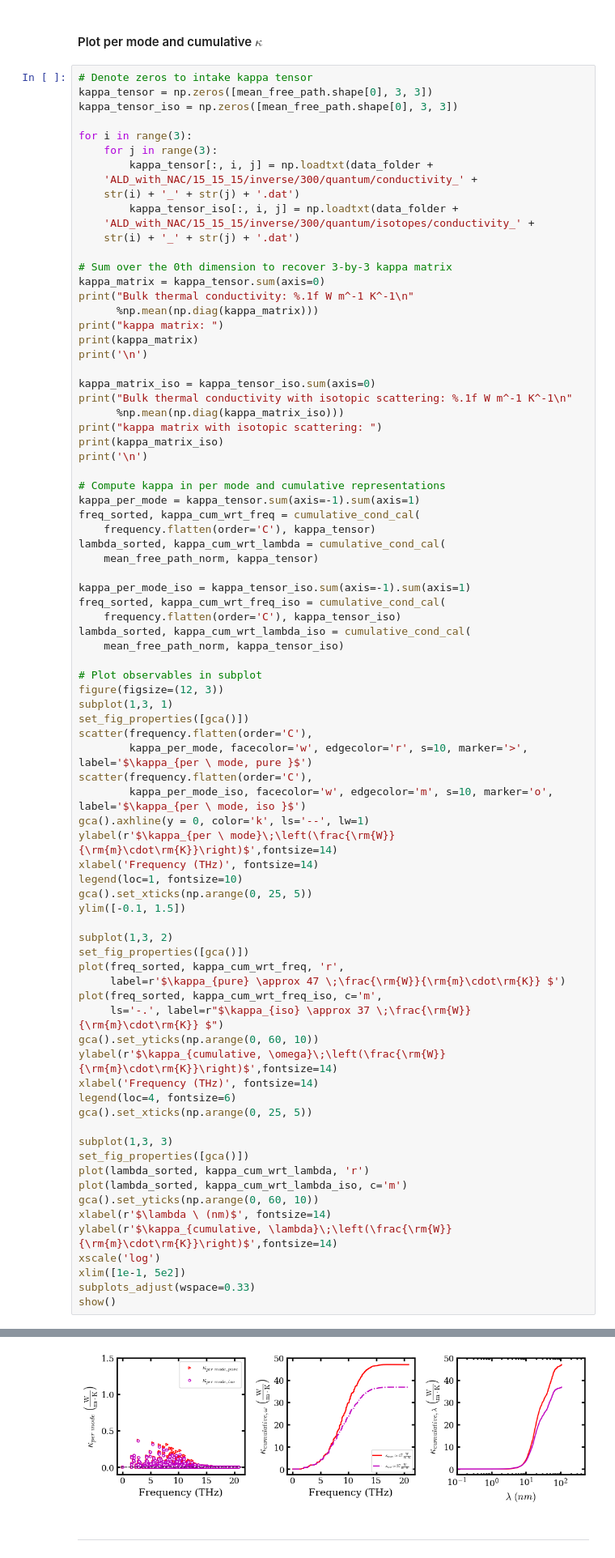
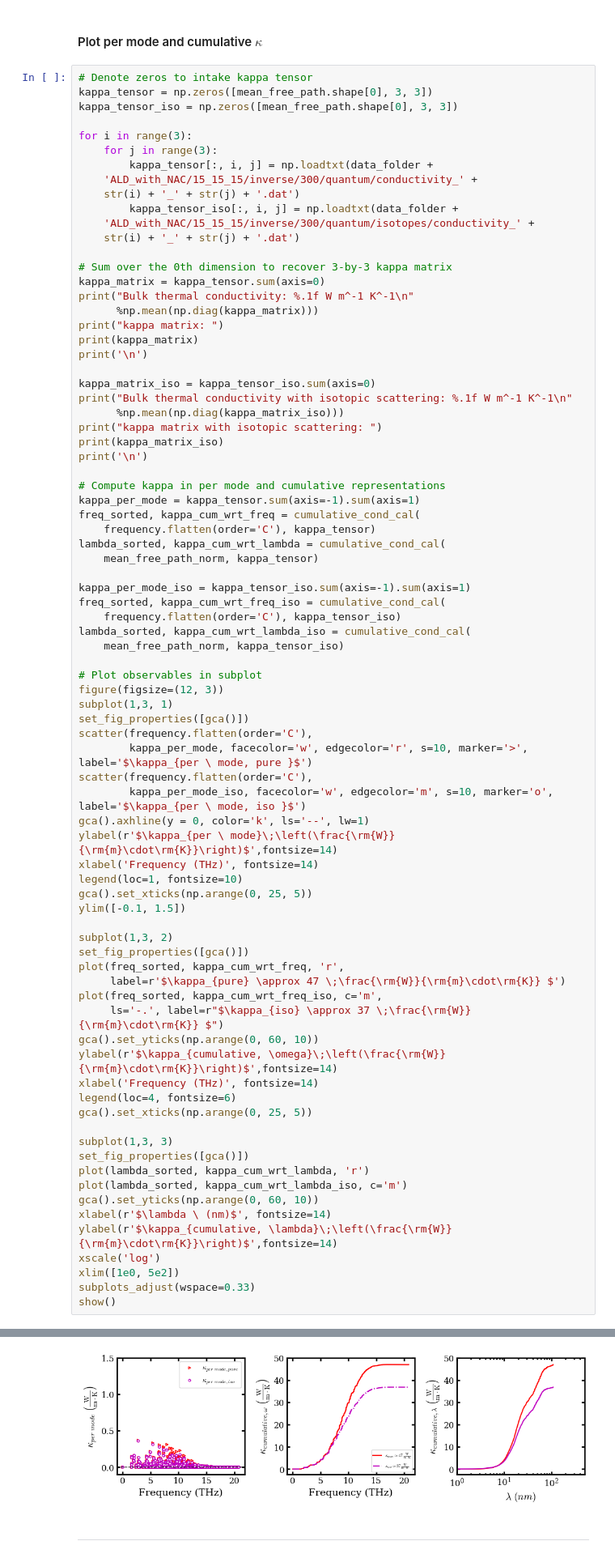
Before and after one commit to nanotheorygroup/kaldo-examples, a Jupyter notebook: docsource/density_functional_theory/magnesium_oxide_dft_d3q.ipynb, the cells around one changed output, grey strips where cells are left out. Shown at 81% size. Cells and saved outputs as stored; diff of their text form.

```diff
--- a/docsource/density_functional_theory/magnesium_oxide_dft_d3q.ipynb
+++ b/docsource/density_functional_theory/magnesium_oxide_dft_d3q.ipynb
@@ -488,35 +487,35 @@ gca().set_yticks(np.arange(0, 60, 10))
 ylabel(r'$\kappa_{cumulative, \omega}\;\left(\frac{\rm{W}}{\rm{m}\cdot\rm{K}}\right)$',fontsize=14)
 xlabel('Frequency (THz)', fontsize=14)
 legend(loc=4, fontsize=6)
 gca().set_xticks(np.arange(0, 25, 5))
 
 subplot(1,3, 3)
 set_fig_properties([gca()])
 plot(lambda_sorted, kappa_cum_wrt_lambda, 'r')
 plot(lambda_sorted, kappa_cum_wrt_lambda_iso, c='m')
 gca().set_yticks(np.arange(0, 60, 10))
 xlabel(r'$\lambda \ (nm)$', fontsize=14)
 ylabel(r'$\kappa_{cumulative, \lambda}\;\left(\frac{\rm{W}}{\rm{m}\cdot\rm{K}}\right)$',fontsize=14)
 xscale('log')
-xlim([1e-1, 5e2])
+xlim([1e0, 5e2])
 subplots_adjust(wspace=0.33)
 show()
 # %% [output]
 Bulk thermal conductivity: 46.9 W m^-1 K^-1
 
 kappa matrix:
 [[48.28274669  0.1679327   0.17511998]
  [ 0.1578457  46.26243035 -0.83665715]
  [ 0.16267352 -0.83625624 46.18254086]]
 
 
 Bulk thermal conductivity with isotopic scattering: 36.8 W m^-1 K^-1
 
 kappa matrix with isotopic scattering:
 [[38.12713695  0.0793628   0.08470112]
  [ 0.07066029 36.17260656 -0.14838362]
  [ 0.072568   -0.14867456 36.09949322]]
-[figure, old version]
+[figure, new version]
 # %% [markdown]
 ---
 # %% [markdown]
```
Also changed, not shown: parts of 6 cells of this notebook, 55 other files.
